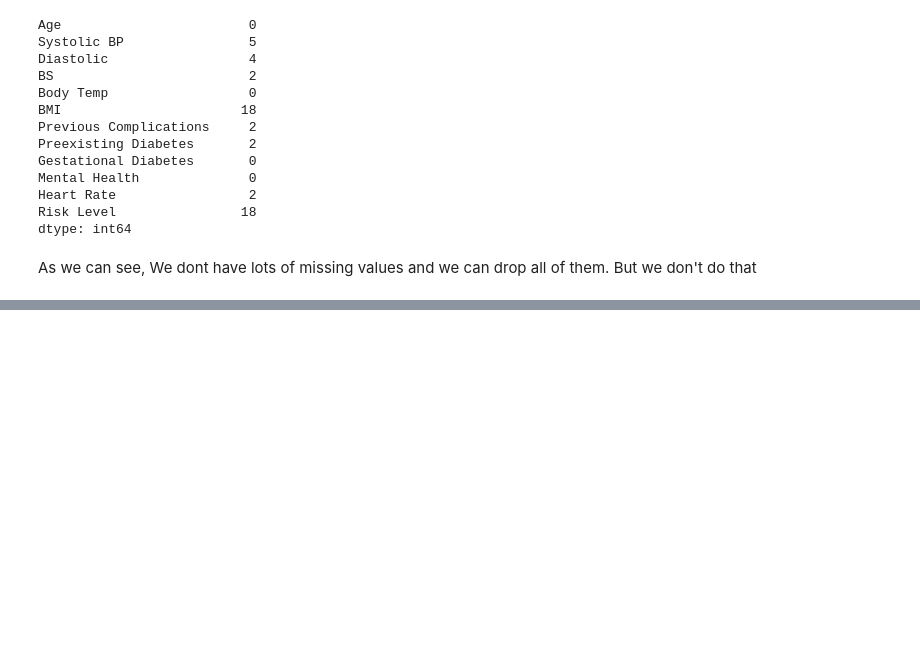
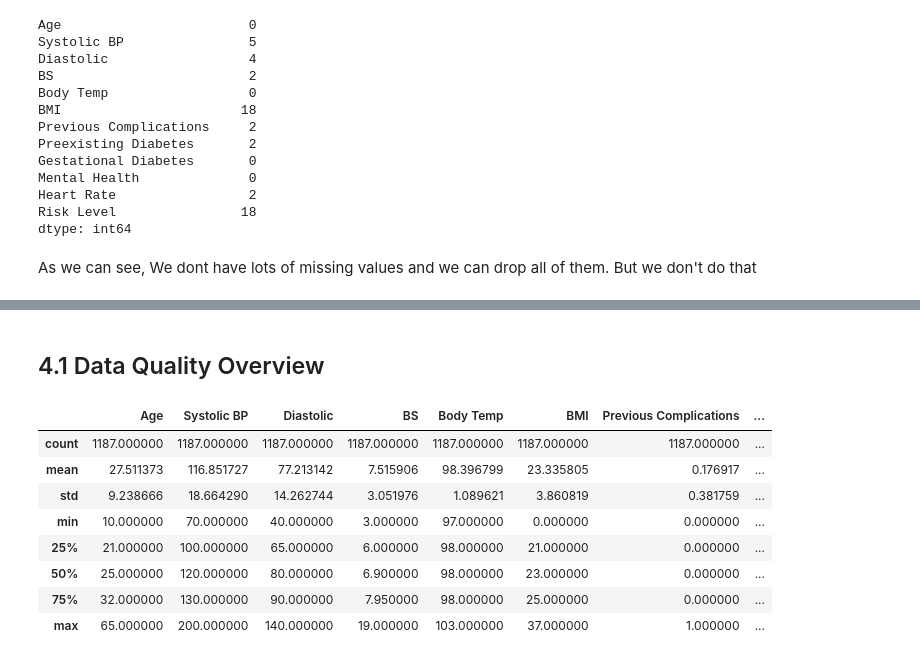
Before and after one commit to alabhastam/Maternal-Health-and-High-Risk-Pregnancy, a Jupyter notebook: maternal-health-and-high-risk-pregnancy.ipynb, the cells around one changed output, grey strips where cells are left out. Drawn from its saved outputs; the diff is of its cells as text; code cells hidden in the pictures; blank space fills up the shorter version.

```diff
--- a/maternal-health-and-high-risk-pregnancy.ipynb
+++ b/maternal-health-and-high-risk-pregnancy.ipynb
@@ -91,0 +148,14 @@ df = df.dropna(subset['Risk Level'])
+# %% [markdown]
+## 4.1  Data Quality Overview
+# %%
+df.describe()
+# %% [output]
+|  | Age | Systolic BP | Diastolic | BS | Body Temp | BMI | Previous Complications | ... |
+| count | 1187.000000 | 1187.000000 | 1187.000000 | 1187.000000 | 1187.000000 | 1187.000000 | 1187.000000 | ... |
+| mean | 27.511373 | 116.851727 | 77.213142 | 7.515906 | 98.396799 | 23.335805 | 0.176917 | ... |
+| std | 9.238666 | 18.664290 | 14.262744 | 3.051976 | 1.089621 | 3.860819 | 0.381759 | ... |
+| min | 10.000000 | 70.000000 | 40.000000 | 3.000000 | 97.000000 | 0.000000 | 0.000000 | ... |
+| 25% | 21.000000 | 100.000000 | 65.000000 | 6.000000 | 98.000000 | 21.000000 | 0.000000 | ... |
+| 50% | 25.000000 | 120.000000 | 80.000000 | 6.900000 | 98.000000 | 23.000000 | 0.000000 | ... |
+| 75% | 32.000000 | 130.000000 | 90.000000 | 7.950000 | 98.000000 | 25.000000 | 0.000000 | ... |
+| max | 65.000000 | 200.000000 | 140.000000 | 19.000000 | 103.000000 | 37.000000 | 1.000000 | ... |
```
Also changed, not shown: parts of 20 cells of this notebook.
